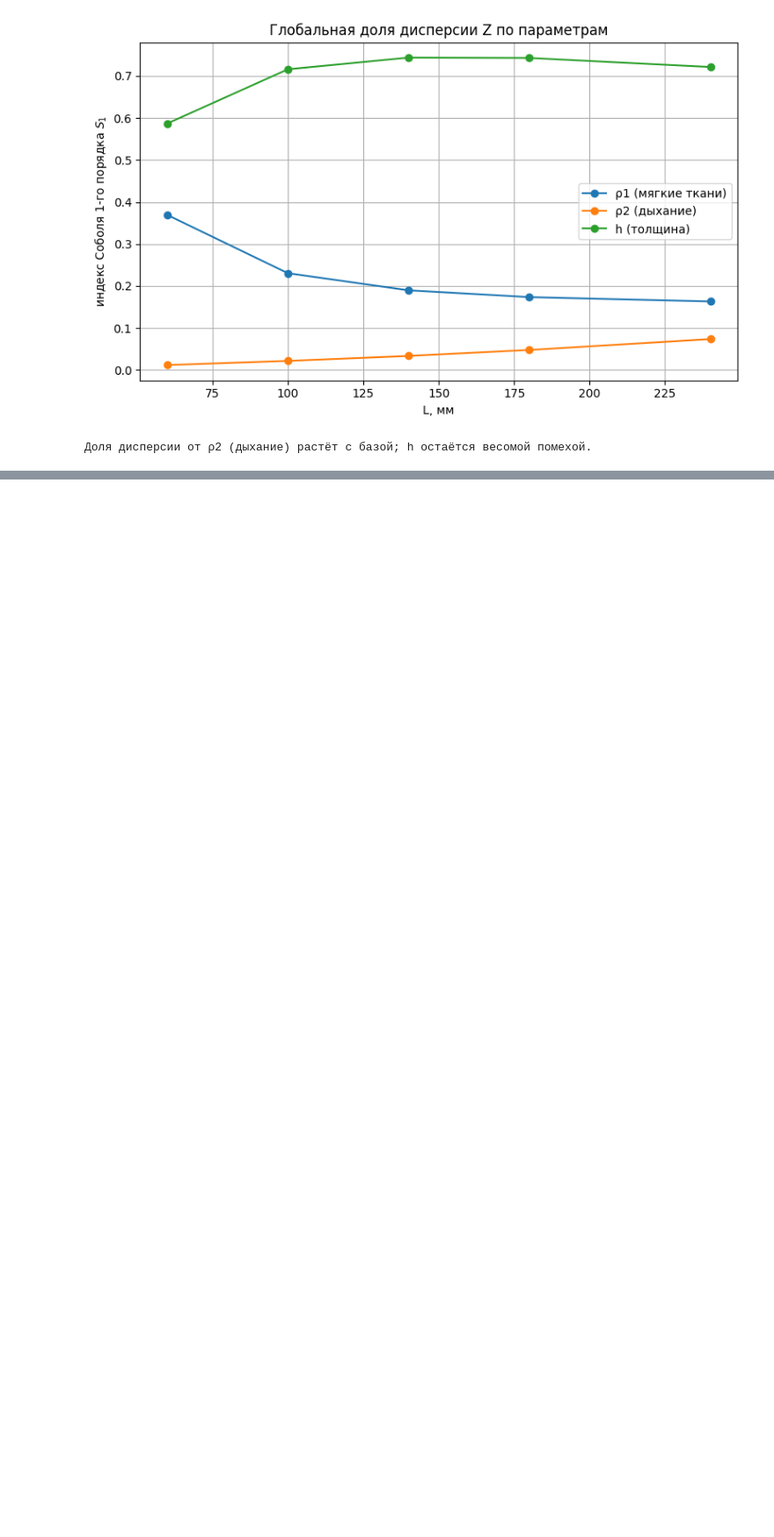
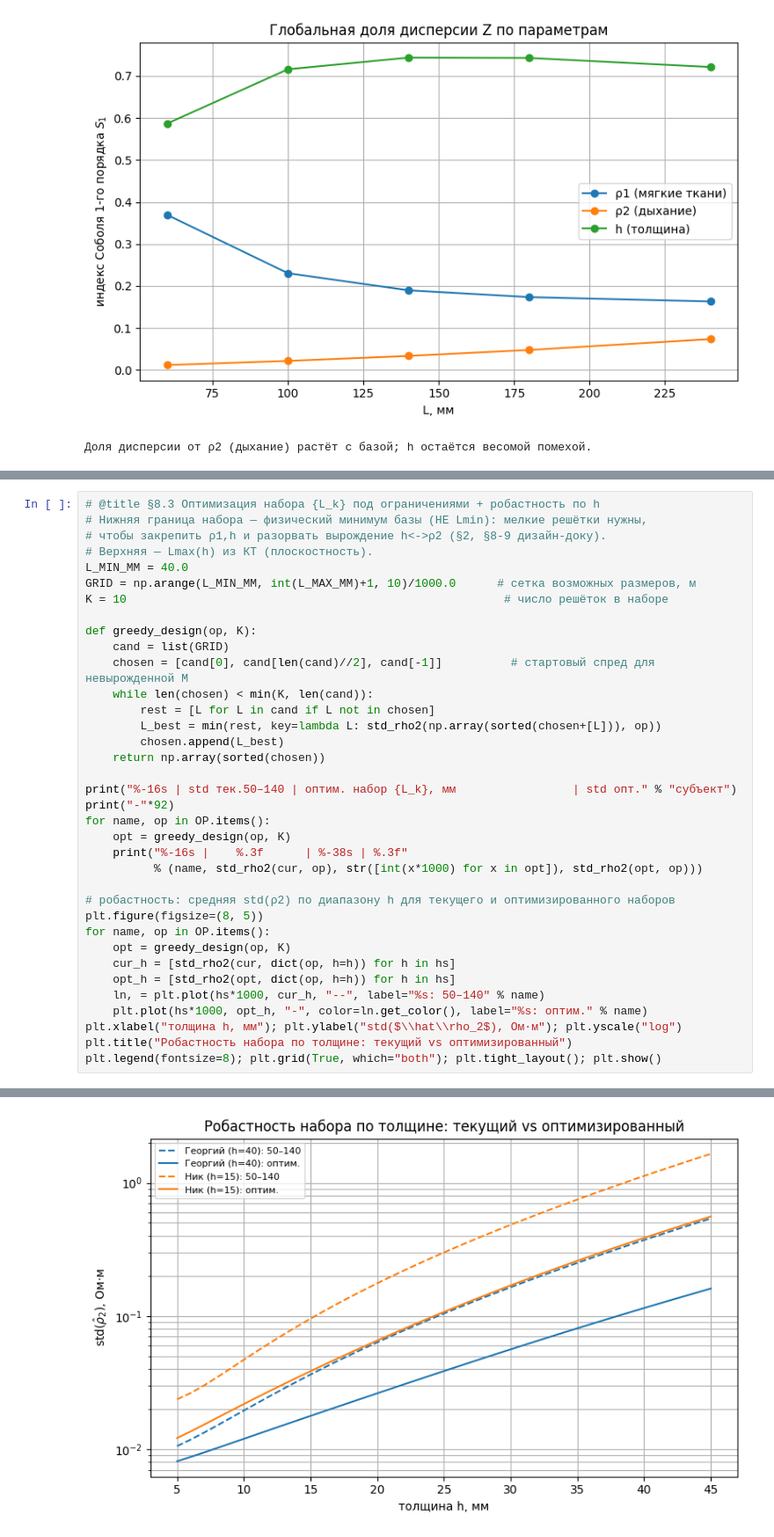
Before and after one commit to NixWrk/PhD_Disser, a Jupyter notebook: Colab Notebooks/05_Анализ_чувствительности_решётки.ipynb, the cells around one changed output, grey strips where cells are left out. Shown at 88% size. Drawn from its saved outputs; the diff is of its cells as text; blank space fills up the shorter version.

```diff
--- a/Colab Notebooks/Анализ_чувствительности_решётки.ipynb
+++ b/Colab Notebooks/05_Анализ_чувствительности_решётки.ipynb
@@ -537,0 +598,37 @@ except ImportError:
+# %%
+# @title §8.3 Оптимизация набора {L_k} под ограничениями + робастность по h
+# Нижняя граница набора — физический минимум базы (НЕ Lmin): мелкие решётки нужны,
+# чтобы закрепить ρ1,h и разорвать вырождение h<->ρ2 (§2, §8-9 дизайн-доку).
+# Верхняя — Lmax(h) из КТ (плоскостность).
+L_MIN_MM = 40.0
+GRID = np.arange(L_MIN_MM, int(L_MAX_MM)+1, 10)/1000.0      # сетка возможных размеров, м
+K = 10                                                       # число решёток в наборе
+
+def greedy_design(op, K):
+    cand = list(GRID)
+    chosen = [cand[0], cand[len(cand)//2], cand[-1]]          # стартовый спред для невырожденной M
+    while len(chosen) < min(K, len(cand)):
+        rest = [L for L in cand if L not in chosen]
+        L_best = min(rest, key=lambda L: std_rho2(np.array(sorted(chosen+[L])), op))
+        chosen.append(L_best)
+    return np.array(sorted(chosen))
+
+print("%-16s | std тек.50–140 | оптим. набор {L_k}, мм                 | std опт." % "субъект")
+print("-"*92)
+for name, op in OP.items():
+    opt = greedy_design(op, K)
+    print("%-16s |    %.3f      | %-38s | %.3f"
+          % (name, std_rho2(cur, op), str([int(x*1000) for x in opt]), std_rho2(opt, op)))
+
+# робастность: средняя std(ρ2) по диапазону h для текущего и оптимизированного наборов
+plt.figure(figsize=(8, 5))
+for name, op in OP.items():
+    opt = greedy_design(op, K)
+    cur_h = [std_rho2(cur, dict(op, h=h)) for h in hs]
+    opt_h = [std_rho2(opt, dict(op, h=h)) for h in hs]
+    ln, = plt.plot(hs*1000, cur_h, "--", label="%s: 50–140" % name)
+    plt.plot(hs*1000, opt_h, "-", color=ln.get_color(), label="%s: оптим." % name)
+plt.xlabel("толщина h, мм"); plt.ylabel("std($\\hat\\rho_2$), Ом·м"); plt.yscale("log")
+plt.title("Робастность набора по толщине: текущий vs оптимизированный")
+plt.legend(fontsize=8); plt.grid(True, which="both"); plt.tight_layout(); plt.show()
+# %% [output]
@@ -537,0 +639 @@ except ImportError:
+[figure, added]
```
Also changed, not shown: parts of 6 cells of this notebook, 37 other files.
